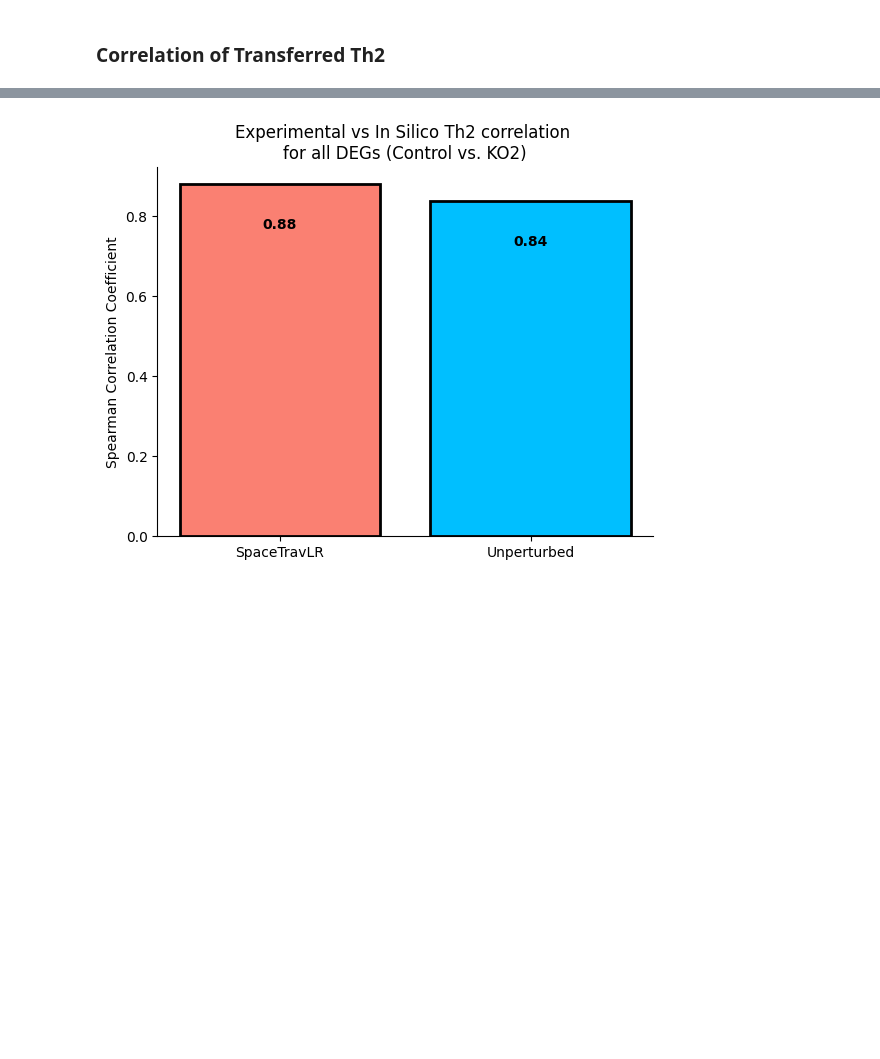
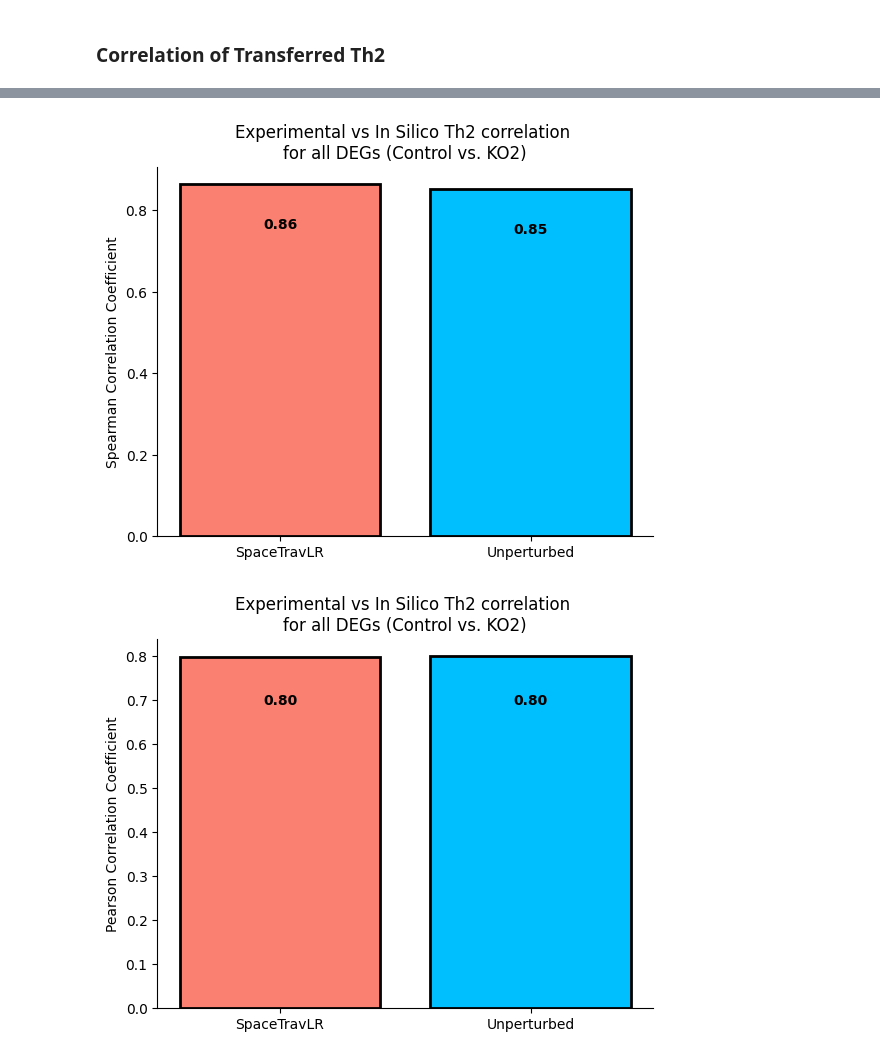
Before and after one commit to jishnu-lab/SpaceTravLR, a Jupyter notebook: manuscript/mouse_lymph_visiumHD/figures2.ipynb, the cells around one changed output, grey strips where cells are left out. Drawn from its saved outputs; the diff is of its cells as text; code cells hidden in the pictures; blank space fills up the shorter version.

Commit message:
latest notebook updates

```diff
--- a/manuscript/mouse_lymph_visiumHD/figures2.ipynb
+++ b/manuscript/mouse_lymph_visiumHD/figures2.ipynb
@@ -32,9 +32,13 @@ adata_control = sc.read_h5ad('/ix/djishnu/shared/djishnu_kor11/training_data_202
 adata_ko = sc.read_h5ad('/ix/djishnu/shared/djishnu_kor11/training_data_2025/mouse_lymphKO4_visiumHD.h5ad')
 adata_ko2 = sc.read_h5ad('/ix/djishnu/shared/djishnu_kor11/training_data_2025/mouse_lymphKO2_visiumHD.h5ad')
 
-transferred = np.loadtxt('/ix/djishnu/alw399/SpaceOracle/notebooks/mouse_lymphnode_visiumHD/degs_lymph1_transferred.txt', dtype=str)
-ko_transferred = np.loadtxt('/ix/djishnu/alw399/SpaceOracle/notebooks/mouse_lymphnode_visiumHD/degs_lymphKO4_transferred.txt', dtype=str)
-ko2_transferred = np.loadtxt('/ix/djishnu/alw399/SpaceOracle/notebooks/mouse_lymphnode_visiumHD/degs_lymphKO2_transferred.txt', dtype=str)
+# transferred = np.loadtxt('/ix/djishnu/alw399/SpaceOracle/notebooks/mouse_lymphnode_visiumHD/degs_lymph1_transferred.txt', dtype=str)
+# ko_transferred = np.loadtxt('/ix/djishnu/alw399/SpaceOracle/notebooks/mouse_lymphnode_visiumHD/degs_lymphKO4_transferred.txt', dtype=str)
+# ko2_transferred = np.loadtxt('/ix/djishnu/alw399/SpaceOracle/notebooks/mouse_lymphnode_visiumHD/degs_lymphKO2_transferred.txt', dtype=str)
+
+transferred = adata_control.obs.index.tolist()
+ko_transferred = adata_ko.obs.index.tolist()
+ko2_transferred = adata_ko2.obs.index.tolist()
 
 len(transferred), len(ko_transferred), len(ko2_transferred)
 # %% [output]
@@ -42,7 +46,7 @@ len(transferred), len(ko_transferred), len(ko2_transferred)
 # %%
 # Remove the Tregs from the transferred list since the correct proportion is low
 
-transferred = [cell for cell in transferred if adata_control.obs.loc[cell, 'cell_type'] != 'Treg']
-ko_transferred = [cell for cell in ko_transferred if adata_ko.obs.loc[cell, 'cell_type'] != 'Treg']
-ko2_transferred = [cell for cell in ko2_transferred if adata_ko2.obs.loc[cell, 'cell_type'] != 'Treg']
-len(transferred), len(ko_transferred), len(ko2_transferred)
+# transferred = [cell for cell in transferred if adata_control.obs.loc[cell, 'cell_type'] != 'Treg']
+# ko_transferred = [cell for cell in ko_transferred if adata_ko.obs.loc[cell, 'cell_type'] != 'Treg']
+# ko2_transferred = [cell for cell in ko2_transferred if adata_ko2.obs.loc[cell, 'cell_type'] != 'Treg']
+# len(transferred), len(ko_transferred), len(ko2_transferred)
@@ -574,7 +598,7 @@ plt.show()
 goi = 'Ccr4'
 
 simulated_gex = [
-    pd.read_parquet(f'/ix/djishnu/shared/djishnu_kor11/genome_screens/mouse_lymph1{part}_visiumHD/{goi}_4n_0x_1der.parquet')
+    pd.read_parquet(f'/ix/djishnu/shared/djishnu_kor11/genome_screens/mouse_lymph1{part}_visiumHD/{goi}_4n_0x_Cd4.parquet')
     for part in ['a', 'b', 'c', 'd']]
 simulated_gex = pd.concat(simulated_gex, axis=0)
 simulated_gex = simulated_gex.loc[adata_control.obs.index]
@@ -691,9 +715,13 @@ title='Experimental vs In Silico Predictions \nfor all DEGs', save_path='spearma
     plt.savefig(save_path, transparent=True, bbox_inches='tight', dpi=300, format='svg')
     plt.show()
 # %%
-adata_control = adata_control[(adata_control.obs.index.isin(transferred)) & (adata_control.obs.cell_type.isin(['Th2', 'Tfh']))]
-adata_ko = adata_ko[(adata_ko.obs.index.isin(ko_transferred)) & (adata_ko.obs.cell_type.isin(['Th2', 'Tfh']))]
-adata_ko2 = adata_ko2[(adata_ko2.obs.index.isin(ko2_transferred)) & (adata_ko2.obs.cell_type.isin(['Th2', 'Tfh']))]
+# adata_control = adata_control[(adata_control.obs.index.isin(transferred)) & (adata_control.obs.cell_type.isin(['Th2', 'Tfh']))]
+# adata_ko = adata_ko[(adata_ko.obs.index.isin(ko_transferred)) & (adata_ko.obs.cell_type.isin(['Th2', 'Tfh']))]
+# adata_ko2 = adata_ko2[(adata_ko2.obs.index.isin(ko2_transferred)) & (adata_ko2.obs.cell_type.isin(['Th2', 'Tfh']))]
+
+adata_control = adata_control[adata_control.obs.cell_type.isin(['Th2'])]
+adata_ko = adata_ko[adata_ko.obs.cell_type.isin(['Th2'])]
+adata_ko2 = adata_ko2[adata_ko2.obs.cell_type.isin(['Th2'])]
 
 gex_ko = adata_ko.to_df(layer='normalized_count')
 gex_ko2 = adata_ko2.to_df(layer='normalized_count')
@@ -725,7 +756,10 @@ plot_corr(gex_control, gex_sim, gex_ko, top_degs_df, n_genes=gex_control.shape[1
 # %%
-# plot_corr(gex_control, gex_sim, gex_ko2, top_degs_df2, n_genes=1500, corr_type='pearson')
 plot_corr(gex_control, gex_sim, gex_ko2, top_degs_df2, n_genes=gex_control.shape[1], corr_type='spearman',
           title='Experimental vs In Silico Th2 correlation \nfor all DEGs (Control vs. KO2)',
-          save_path='figures/spearman_1der_all_degs_control_vs_ko2.svg')
+          save_path='figures/spearman_Th2_all_degs_control_vs_ko2.svg')
+plot_corr(gex_control, gex_sim, gex_ko2, top_degs_df2, n_genes=gex_control.shape[1], corr_type='pearson',
+          title='Experimental vs In Silico Th2 correlation \nfor all DEGs (Control vs. KO2)',
+          save_path='figures/spearson_Th2_all_degs_control_vs_ko2.svg')
 # %% [output]
-[figure, old version]
+[figure, new version]
+[figure, added]
```
Also changed, not shown: parts of 12 cells of this notebook, 27 other files.
